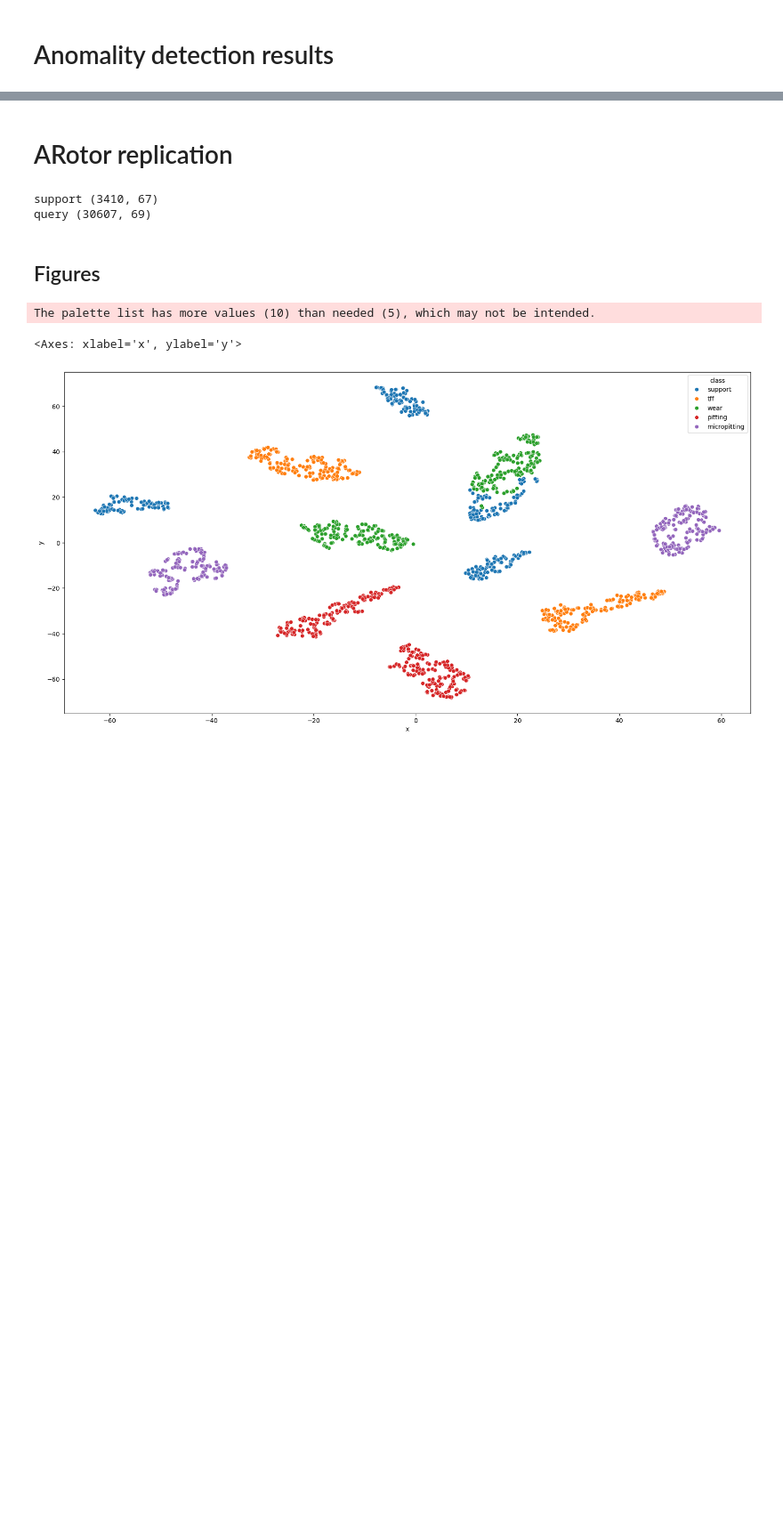
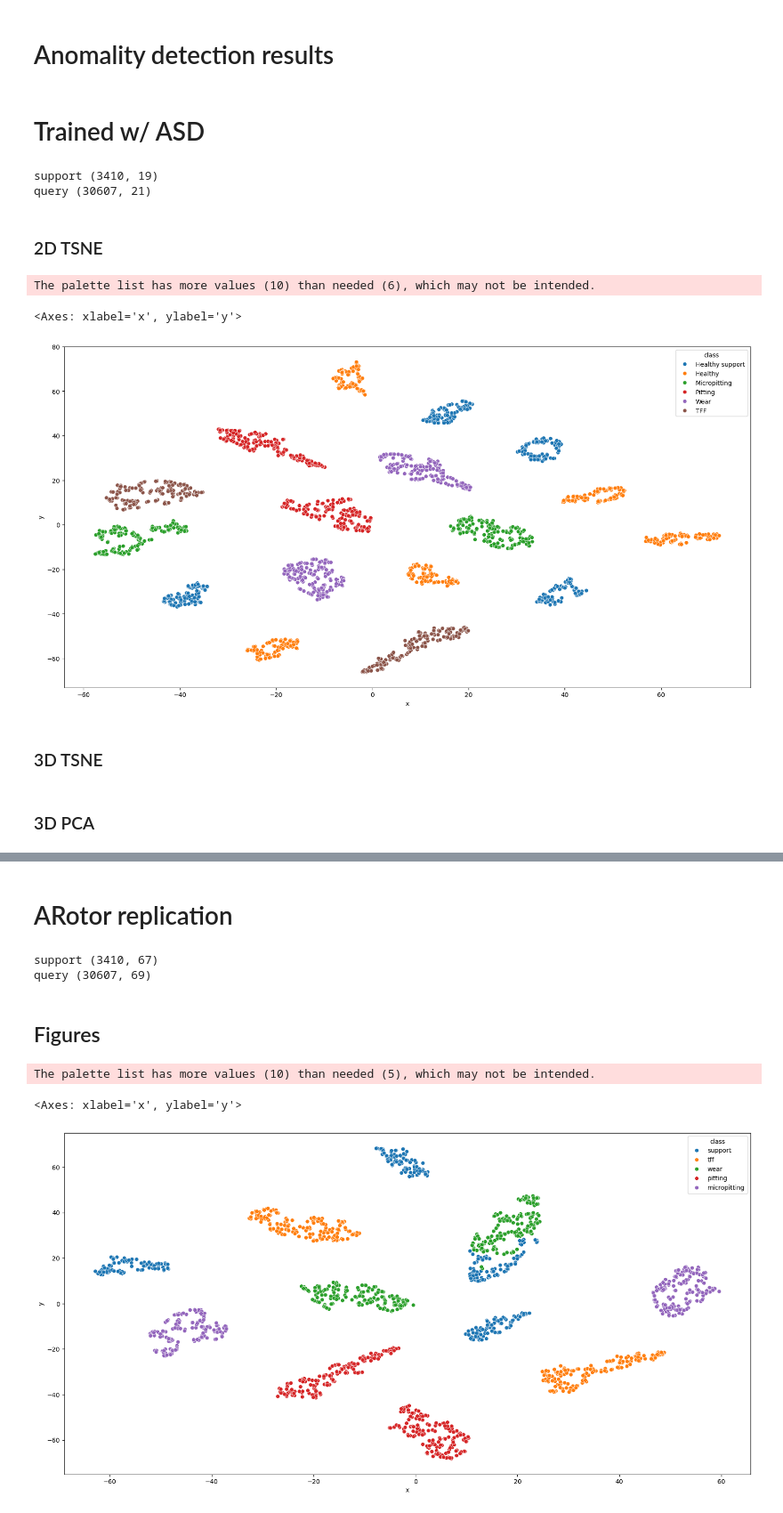
Before and after one commit to 4llu/rapid-deployment, a Jupyter notebook: reports/processed/anomality_detection_results.ipynb, the cells around one changed output, grey strips where cells are left out. Shown at 89% size. Saved outputs shown, nothing was run; the diff lists cells and outputs as text; code cells hidden in the pictures; blank space fills up the shorter version.

Commit message:
Anomality detection results, torque

```diff
--- a/reports/processed/anomality_detection_results.ipynb
+++ b/reports/processed/anomality_detection_results.ipynb
@@ -10,3 +10,32 @@ import plotly.express as px
 import seaborn as sns
 from sklearn.decomposition import PCA
 from sklearn.manifold import TSNE
+# %% [markdown]
+# Trained w/ ASD
+# %%
+data_folder = os.path.join(
+    os.path.abspath(""), os.pardir, os.pardir, "reports", "RAW", "embedding_databases"
+)
+
+support_data = pd.read_feather(
+    os.path.join(
+        data_folder,
+        # "anomality_detection_arotor_replication_12-12_14-25-42",
+        "anomality_detection_arotor_replication_12-13_11-05-15",
+        "support_0.feather",
+    )
+)
+query_data = pd.read_feather(
+    os.path.join(
+        data_folder,
+        # "anomality_detection_arotor_replication_12-12_14-25-42",
+        "anomality_detection_arotor_replication_12-13_11-05-15",
+        "query_0.feather",
+    )
+)
+
+print("support", support_data.shape)
+print("query", query_data.shape)
+# %% [output]
+support (3410, 19)
+query (30607, 21)
@@ -12,0 +86,37 @@ from sklearn.manifold import TSNE
+# %% [markdown]
+### 2D TSNE
+# %%
+tsne_embeddings = TSNE(
+    n_components=2, learning_rate="auto", init="random", perplexity=20
+).fit_transform(np.concatenate([support_group, *query_groups]))
+tsne_embeddings = pd.DataFrame(tsne_embeddings, columns=["x", "y"])
+tsne_embeddings["class"] = np.concatenate(
+    [
+        len(support_group) * ["Healthy support"],
+        len(query_groups[0]) * ["Healthy"],
+        len(query_groups[1]) * ["Micropitting"],
+        len(query_groups[2]) * ["Pitting"],
+        len(query_groups[3]) * ["Wear"],
+        len(query_groups[4]) * ["TFF"],
+    ]
+)
+
+plt.figure(figsize=(20, 10))
+palette = sns.color_palette()
+
+sns.scatterplot(
+    tsne_embeddings,
+    x="x",
+    y="y",
+    s=40,
+    hue="class",
+    palette=palette,
+    alpha=1.0,
+    legend=True,
+)
+# %% [output]
+The palette list has more values (10) than needed (6), which may not be intended.
+<Axes: xlabel='x', ylabel='y'>
+[figure, added]
+# %% [markdown]
+### 3D TSNE
@@ -12,0 +143,2 @@ from sklearn.manifold import TSNE
+# %% [markdown]
+### 3D PCA
```
Also changed, not shown: parts of 32 cells of this notebook, 6 other files.
